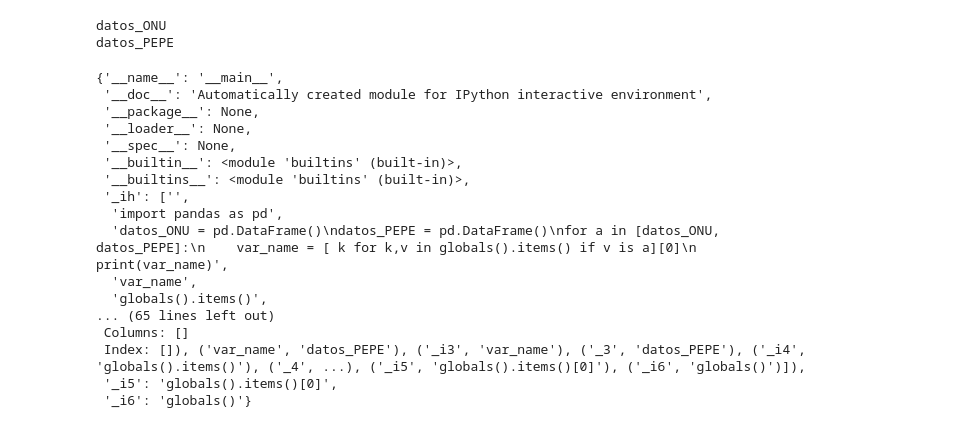
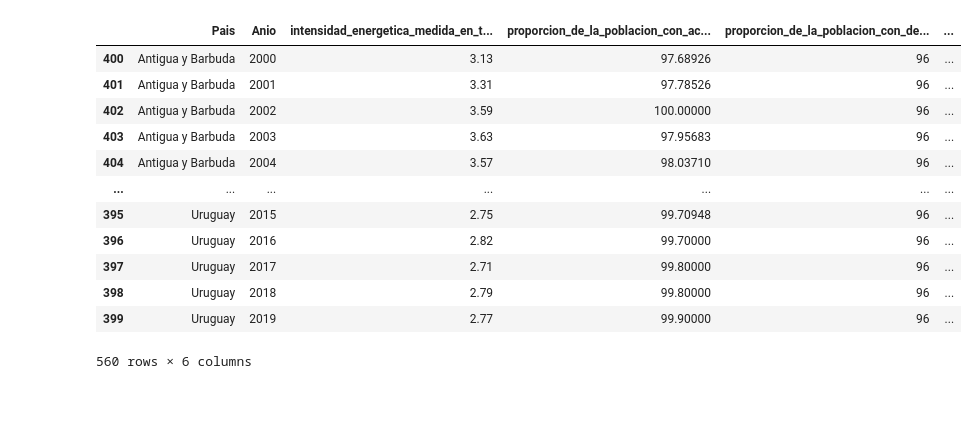
Before and after one commit to jalilpablo/Comision_Latinoamericana, a Jupyter notebook: check.ipynb, the cells around one changed output. Cells and saved outputs as stored; diff of their text form; code cells hidden in the pictures; blank space fills up the shorter version.

```diff
--- a/check.ipynb
+++ b/check.ipynb
@@ -3,29 +0,0 @@ import pandas as pd
-# %%
-datos_ONU = pd.DataFrame()
-datos_PEPE = pd.DataFrame()
-for a in [datos_ONU, datos_PEPE]:
-    var_name = [ k for k,v in globals().items() if v is a][0]
-    print(var_name)
-# %% [output]
-datos_ONU
-datos_PEPE
-# %%
-globals()
-# %% [output]
-{'__name__': '__main__',
- '__doc__': 'Automatically created module for IPython interactive environment',
- '__package__': None,
- '__loader__': None,
- '__spec__': None,
- '__builtin__': <module 'builtins' (built-in)>,
- '__builtins__': <module 'builtins' (built-in)>,
- '_ih': ['',
-  'import pandas as pd',
-  'datos_ONU = pd.DataFrame()\ndatos_PEPE = pd.DataFrame()\nfor a in [datos_ONU, datos_PEPE]:\n    var_name = [ k for k,v in globals().items() if v is a][0]\n    print(var_name)',
-  'var_name',
-  'globals().items()',
-... (65 lines left out)
- Columns: []
- Index: []), ('var_name', 'datos_PEPE'), ('_i3', 'var_name'), ('_3', 'datos_PEPE'), ('_i4', 'globals().items()'), ('_4', ...), ('_i5', 'globals().items()[0]'), ('_i6', 'globals()')]),
- '_i5': 'globals().items()[0]',
- '_i6': 'globals()'}
@@ -31,0 +18,16 @@ globals()
+# %%
+d_o.sort_values(['Pais','Anio'])
+# %% [output]
+|  | Pais | Anio | intensidad_energetica_medida_en_t... | proporcion_de_la_poblacion_con_ac... | proporcion_de_la_poblacion_con_de... | ... |
+| 400 | Antigua y Barbuda | 2000 | 3.13 | 97.68926 | 96 | ... |
+| 401 | Antigua y Barbuda | 2001 | 3.31 | 97.78526 | 96 | ... |
+| 402 | Antigua y Barbuda | 2002 | 3.59 | 100.00000 | 96 | ... |
+| 403 | Antigua y Barbuda | 2003 | 3.63 | 97.95683 | 96 | ... |
+| 404 | Antigua y Barbuda | 2004 | 3.57 | 98.03710 | 96 | ... |
+| ... | ... | ... | ... | ... | ... | ... |
+| 395 | Uruguay | 2015 | 2.75 | 99.70948 | 96 | ... |
+| 396 | Uruguay | 2016 | 2.82 | 99.70000 | 96 | ... |
+| 397 | Uruguay | 2017 | 2.71 | 99.80000 | 96 | ... |
+| 398 | Uruguay | 2018 | 2.79 | 99.80000 | 96 | ... |
+| 399 | Uruguay | 2019 | 2.77 | 99.90000 | 96 | ... |
+560 rows × 6 columns
```
Also changed, not shown: parts of 7 cells of this notebook, 3 other files.
